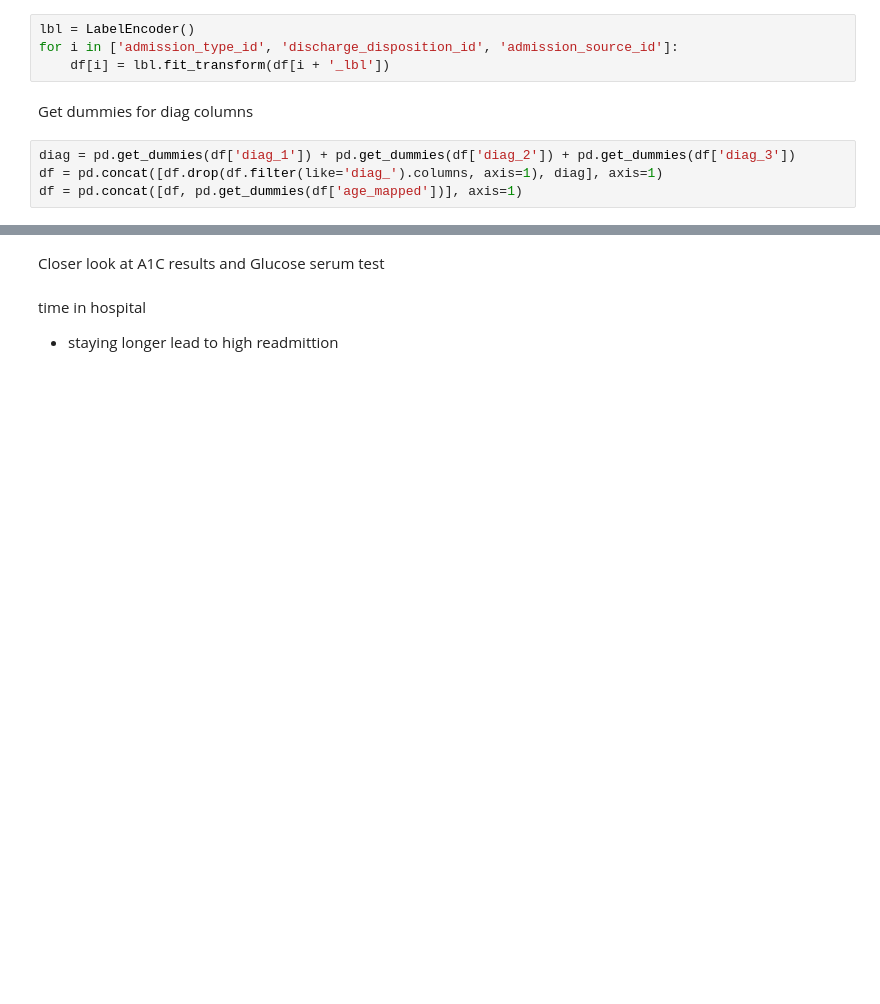
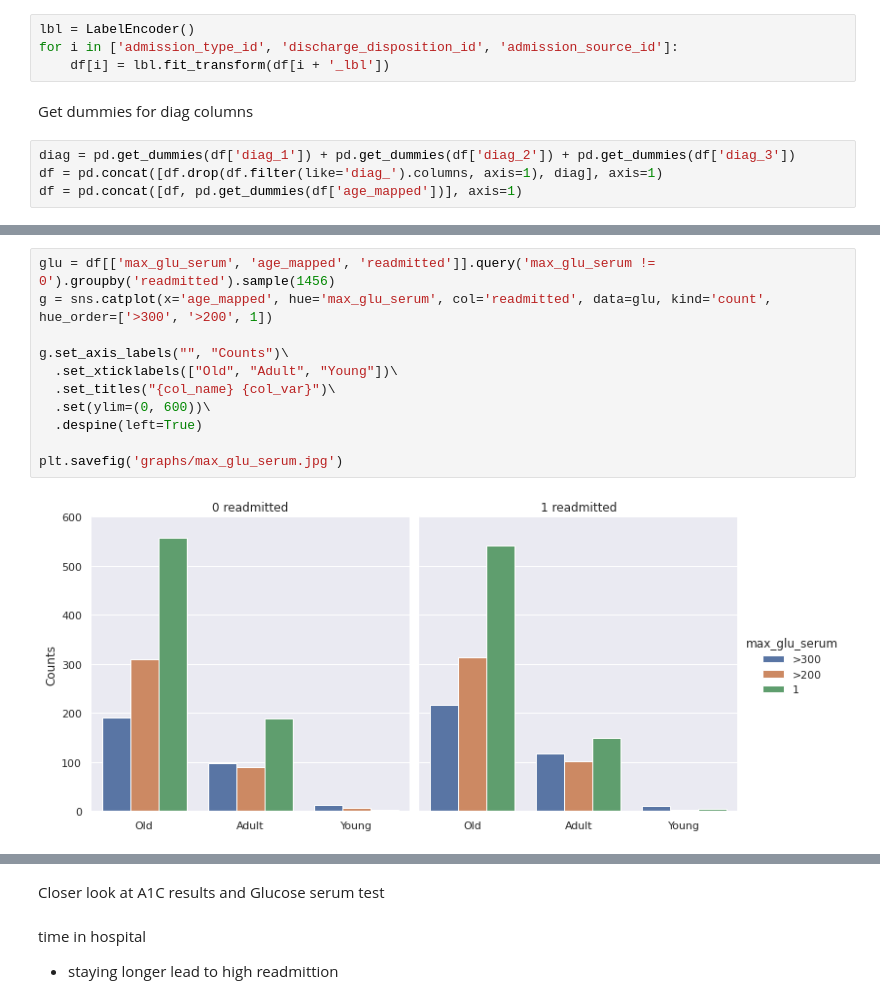
Before and after one commit to ksooklall/CUNY-SPS-Masters-DS, a Jupyter notebook: DATA_698/Capstone_project.ipynb, the cells around one changed output, grey strips where cells are left out. Saved outputs shown, nothing was run; the diff lists cells and outputs as text; blank space fills up the shorter version.

```diff
--- a/DATA_698/Capstone_project.ipynb
+++ b/DATA_698/Capstone_project.ipynb
@@ -337,0 +315,13 @@ plt.tight_layout()
+# %%
+glu = df[['max_glu_serum', 'age_mapped', 'readmitted']].query('max_glu_serum != 0').groupby('readmitted').sample(1456)
+g = sns.catplot(x='age_mapped', hue='max_glu_serum', col='readmitted', data=glu, kind='count', hue_order=['>300', '>200', 1])
+
+g.set_axis_labels("", "Counts")\
+  .set_xticklabels(["Old", "Adult", "Young"])\
+  .set_titles("{col_name} {col_var}")\
+  .set(ylim=(0, 600))\
+  .despine(left=True)
+
+plt.savefig('graphs/max_glu_serum.jpg')
+# %% [output]
+[figure, added]
```
Also changed, not shown: parts of 22 cells of this notebook, 5 other files.
